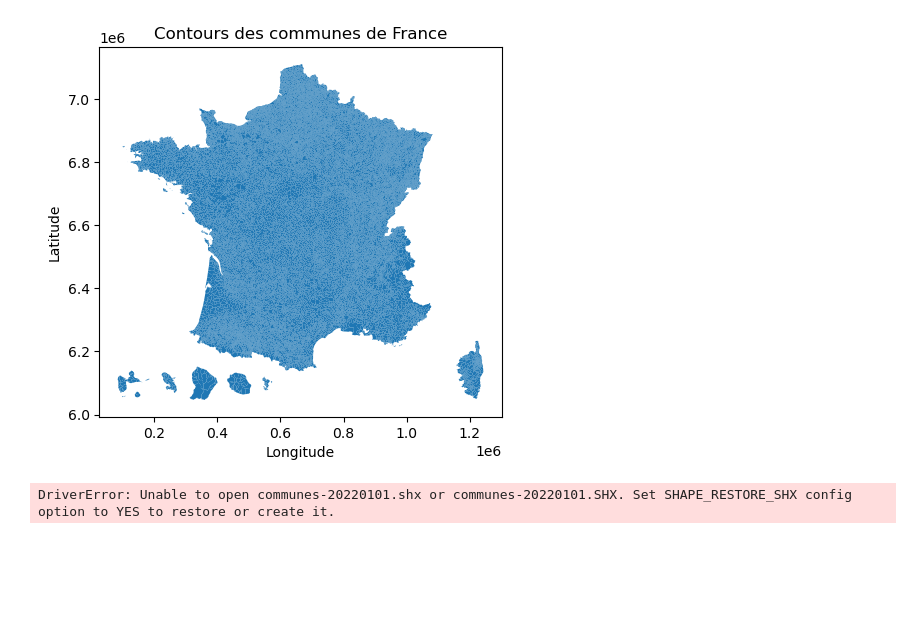
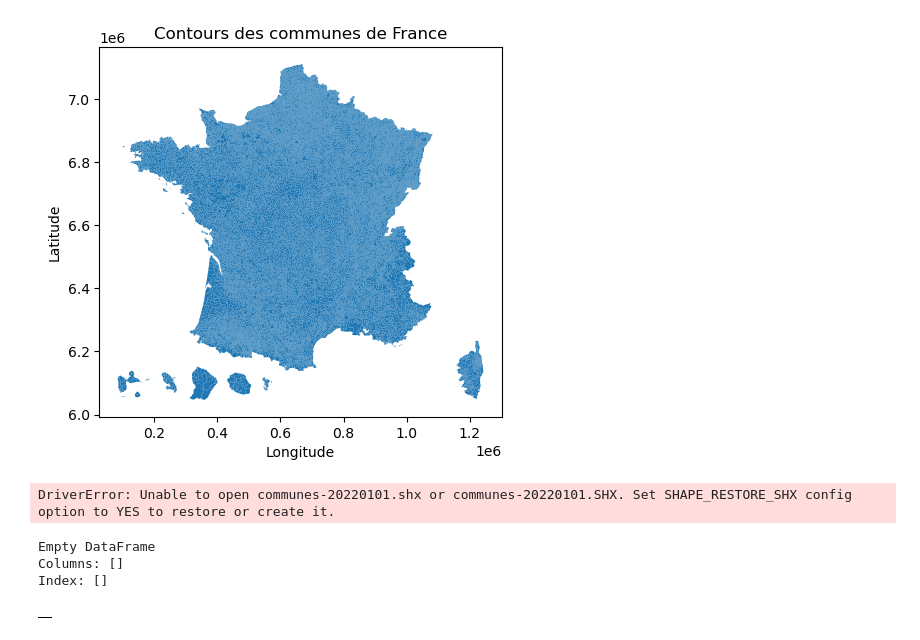
Before and after one commit to tgarnier067/Projet-Python-2023, a Jupyter notebook: recup_données.ipynb, the cells around one changed output. Saved outputs shown, nothing was run; the diff lists cells and outputs as text; code cells hidden in the pictures; blank space fills up the shorter version.

```diff
--- a/recup_données.ipynb
+++ b/recup_données.ipynb
@@ -570,0 +573,27 @@ DriverError: Unable to open communes-20220101.shx or communes-20220101.SHX. Set
+# %%
+import requests
+import pandas as pd
+# Remplacez l'URL ci-dessous par l'URL réelle de votre API
+url_api = "https://data.ademe.fr/data-fair/api/v1/datasets/dpe-france/lines?page=1&after=1&size=12&select=%2A&highlight=&q_mode=simple"
+
+# Effectuer la requête HTTP
+response = requests.get(url_api)
+
+# Vérifier si la requête a réussi (statut 200)
+if response.status_code == 200:
+    # Charger les données JSON dans un dictionnaire
+    data_dict = response.json()
+    lines_data = data_dict.get("data", [])
+
+    # Convertir la liste de lignes en DataFrame
+    df = pd.DataFrame(lines_data)
+
+    # Afficher le DataFrame
+    print(df)
+    # Afficher le DataFrame
+df
+# %% [output]
+Empty DataFrame
+Columns: []
+Index: []
+|  |
```
Also changed, not shown: parts of 1 cell of this notebook.
